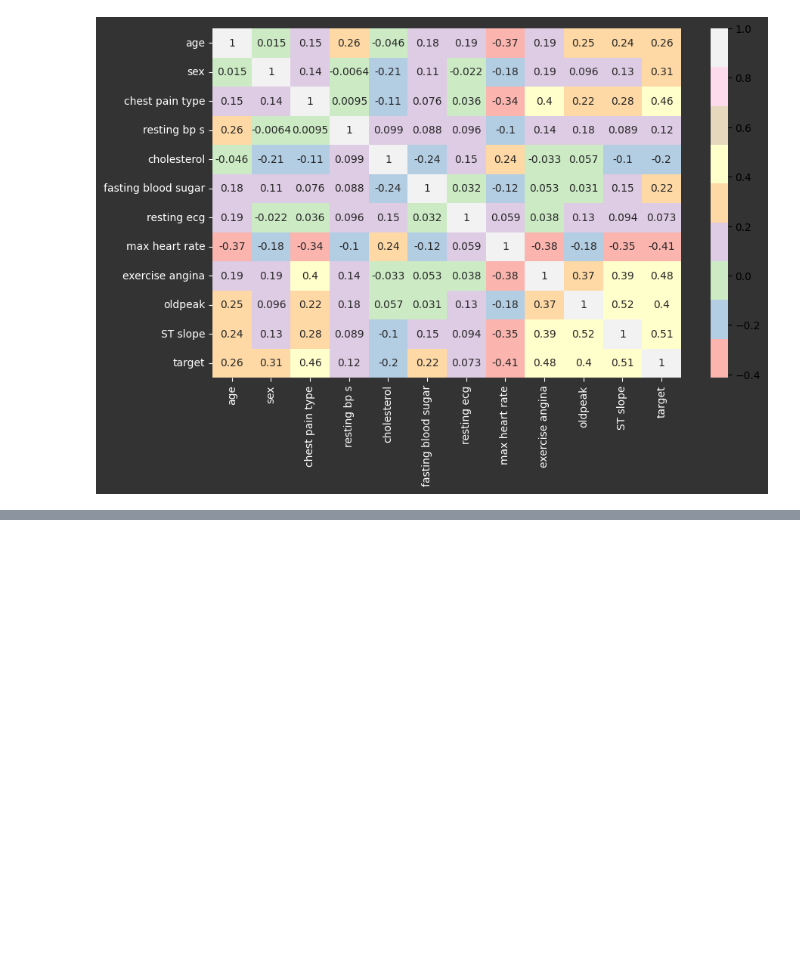
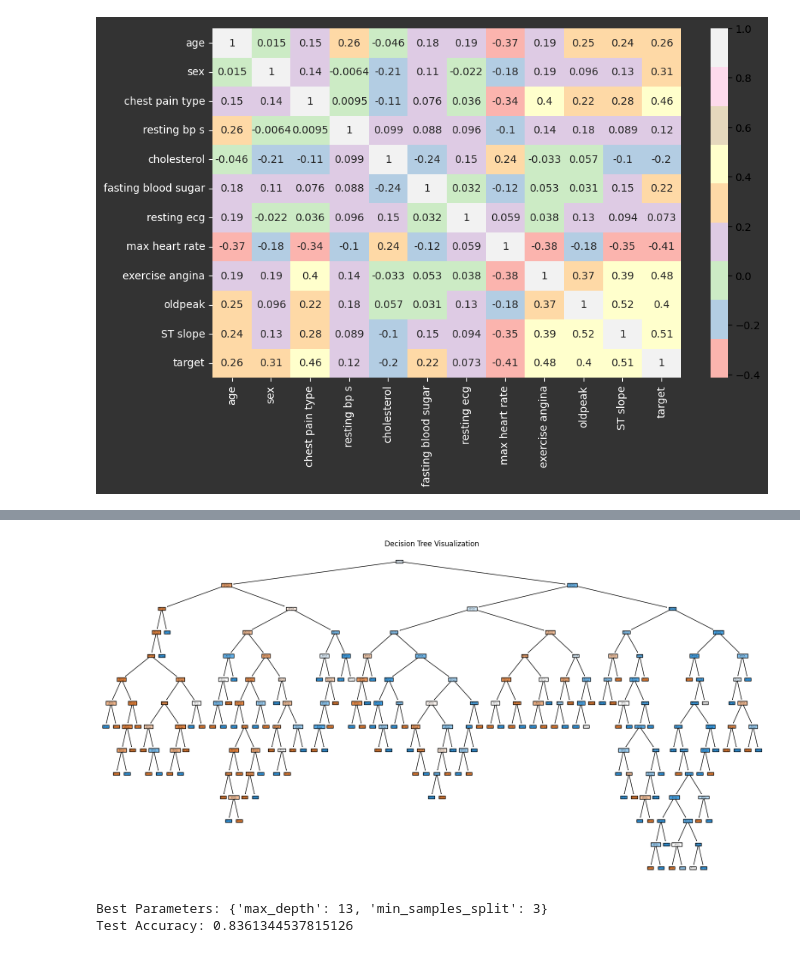
Before and after one commit to Abhkrishnan/MachineLearningGroup12, a Jupyter notebook: PorjectOne/code.ipynb, the cells around one changed output, grey strips where cells are left out. Cells and saved outputs as stored; diff of their text form; code cells hidden in the pictures; blank space fills up the shorter version.

Commit message:
Data Cleaning and Decision Tree

```diff
--- a/PorjectOne/code.ipynb
+++ b/PorjectOne/code.ipynb
@@ -41,0 +90,41 @@ plt.show()
+# %%
+X = df.drop(columns=['target'])
+y = df['target']
+# %%
+X_train, X_test, y_train, y_test = train_test_split(X, y, test_size=0.2, random_state=100)
+# %%
+scaler = StandardScaler()
+X_train = scaler.fit_transform(X_train)
+X_test = scaler.transform(X_test)
+# %%
+#Decision tree parameter estimation
+decicisionTree = DecisionTreeClassifier()
+paramGrid = {
+    'max_depth': [3, 5, 8, 13, None],  # Try different depths
+    'min_samples_split': [3, 5, 8, 13,21]  # Try different splits
+}
+
+# Use GridSearchCV to find the best hyperparameters
+gridSearch = GridSearchCV(estimator=decicisionTree, param_grid=paramGrid, cv=5, scoring='accuracy')
+gridSearch.fit(X_train, y_train)
+
+
+# Get the best parameters
+bestParam = gridSearch.best_params_
+
+# Evaluate on the test set
+bestModel = gridSearch.best_estimator_
+
+plt.figure(figsize=(20, 10))
+plot_tree(bestModel, feature_names=df.columns, class_names=["Class 0", "Class 1"], filled=True)
+plt.title("Decision Tree Visualization")
+plt.show()
+y_pred = bestModel.predict(X_test)
+accuracy = accuracy_score(y_test, y_pred)
+
+print("Best Parameters:", bestParam)
+print("Test Accuracy:", accuracy)
+# %% [output]
+[figure, added]
+Best Parameters: {'max_depth': 13, 'min_samples_split': 3}
+Test Accuracy: 0.8361344537815126
```
Also changed, not shown: parts of 4 cells of this notebook.
